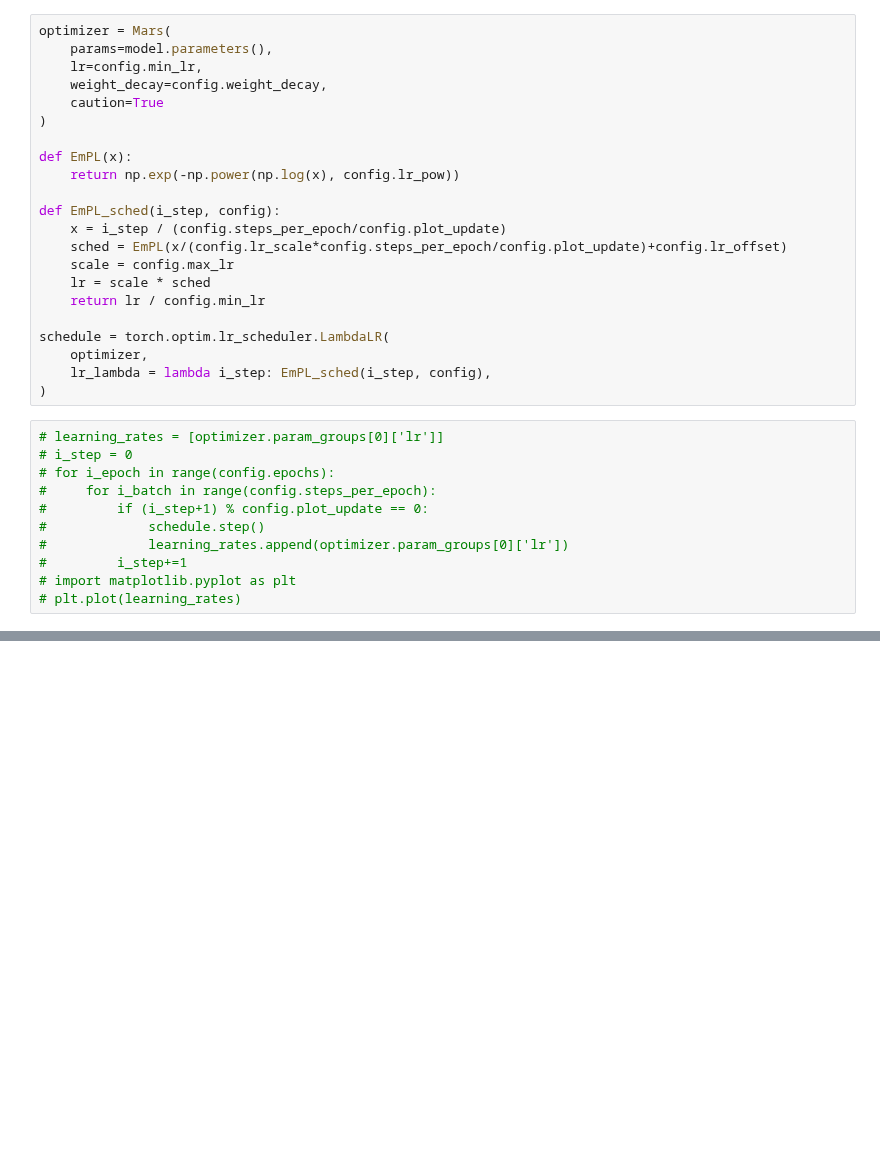
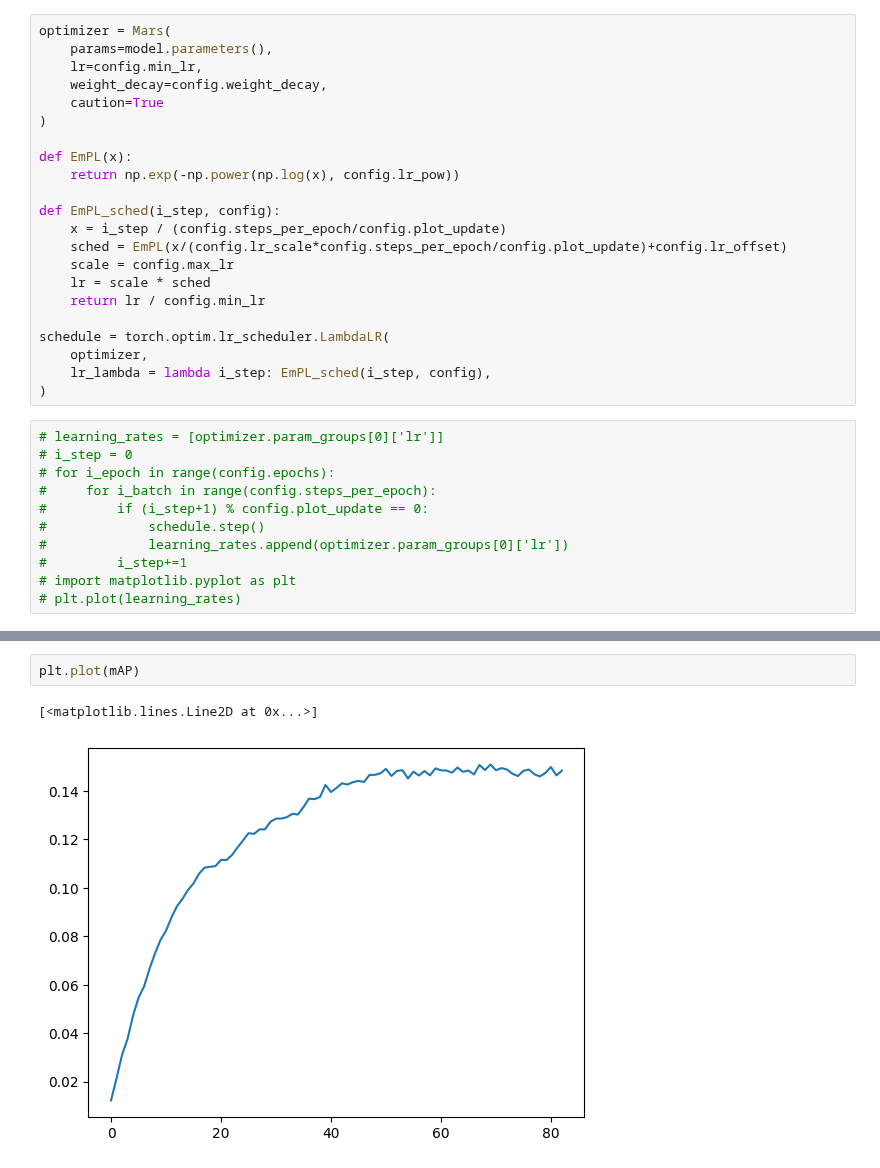
Before and after one commit to danjacobellis/tft, a Jupyter notebook: train/audioset.ipynb, the cells around one changed output, grey strips where cells are left out. Drawn from its saved outputs; the diff is of its cells as text; blank space fills up the shorter version.

```diff
--- a/train/audioset.ipynb
+++ b/train/audioset.ipynb
@@ -345,0 +363,5 @@ for i_epoch in mb:
+# %%
+plt.plot(mAP)
+# %% [output]
+[<matplotlib.lines.Line2D at 0x...>]
+[figure, added]
```
Also changed, not shown: parts of 5 cells of this notebook.
